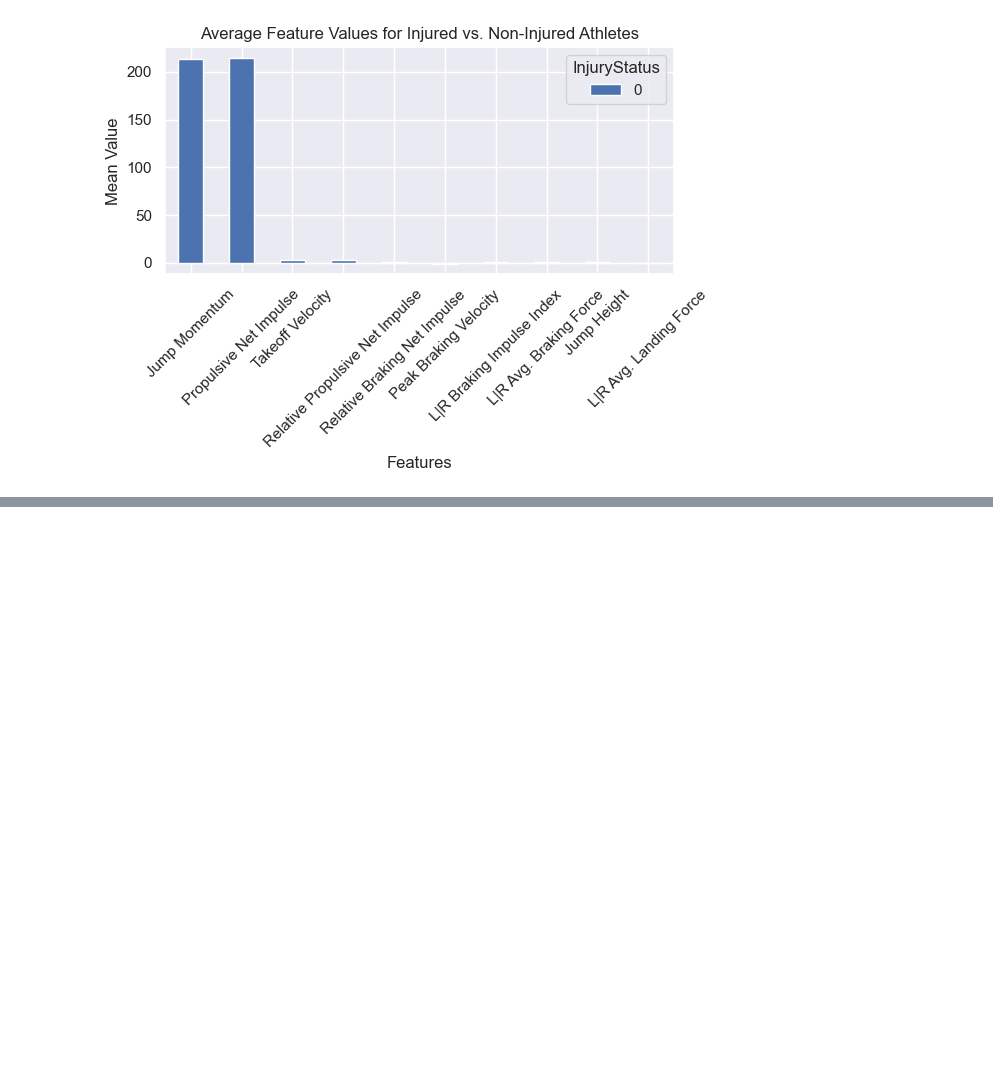
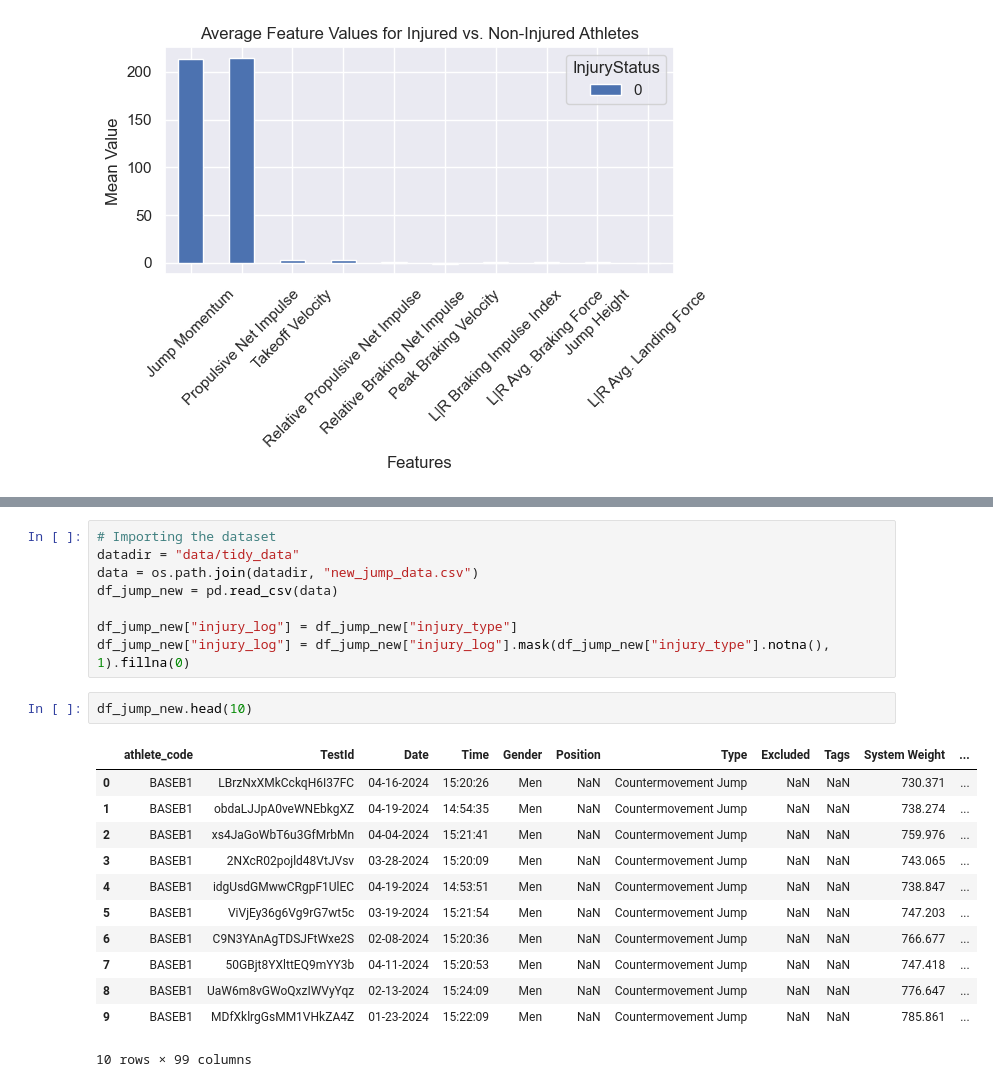
Before and after one commit to bachnguyen234/da301-isaac-athletics, a Jupyter notebook: bach_jump_data.ipynb, the cells around one changed output, grey strips where cells are left out. Saved outputs shown, nothing was run; the diff lists cells and outputs as text; blank space fills up the shorter version.

```diff
--- a/bach_jump_data.ipynb
+++ b/bach_jump_data.ipynb
@@ -216,0 +217,23 @@ Accuracy: 80.09%
+# %%
+# Importing the dataset
+datadir = "data/tidy_data"
+data = os.path.join(datadir, "new_jump_data.csv")
+df_jump_new = pd.read_csv(data)
+
+df_jump_new["injury_log"] = df_jump_new["injury_type"]
+df_jump_new["injury_log"] = df_jump_new["injury_log"].mask(df_jump_new["injury_type"].notna(), 1).fillna(0)
+# %%
+df_jump_new.head(10)
+# %% [output]
+|  | athlete_code | TestId | Date | Time | Gender | Position | Type | Excluded | Tags | System Weight | ... |
+| 0 | BASEB1 | LBrzNxXMkCckqH6I37FC | 04-16-2024 | 15:20:26 | Men | NaN | Countermovement Jump | NaN | NaN | 730.371 | ... |
+| 1 | BASEB1 | obdaLJJpA0veWNEbkgXZ | 04-19-2024 | 14:54:35 | Men | NaN | Countermovement Jump | NaN | NaN | 738.274 | ... |
+| 2 | BASEB1 | xs4JaGoWbT6u3GfMrbMn | 04-04-2024 | 15:21:41 | Men | NaN | Countermovement Jump | NaN | NaN | 759.976 | ... |
+| 3 | BASEB1 | 2NXcR02pojld48VtJVsv | 03-28-2024 | 15:20:09 | Men | NaN | Countermovement Jump | NaN | NaN | 743.065 | ... |
+| 4 | BASEB1 | idgUsdGMwwCRgpF1UlEC | 04-19-2024 | 14:53:51 | Men | NaN | Countermovement Jump | NaN | NaN | 738.847 | ... |
+| 5 | BASEB1 | ViVjEy36g6Vg9rG7wt5c | 03-19-2024 | 15:21:54 | Men | NaN | Countermovement Jump | NaN | NaN | 747.203 | ... |
+| 6 | BASEB1 | C9N3YAnAgTDSJFtWxe2S | 02-08-2024 | 15:20:36 | Men | NaN | Countermovement Jump | NaN | NaN | 766.677 | ... |
+| 7 | BASEB1 | 50GBjt8YXlttEQ9mYY3b | 04-11-2024 | 15:20:53 | Men | NaN | Countermovement Jump | NaN | NaN | 747.418 | ... |
+| 8 | BASEB1 | UaW6m8vGWoQxzIWVyYqz | 02-13-2024 | 15:24:09 | Men | NaN | Countermovement Jump | NaN | NaN | 776.647 | ... |
+| 9 | BASEB1 | MDfXklrgGsMM1VHkZA4Z | 01-23-2024 | 15:22:09 | Men | NaN | Countermovement Jump | NaN | NaN | 785.861 | ... |
+10 rows × 99 columns
```
Also changed, not shown: parts of 10 cells of this notebook.
